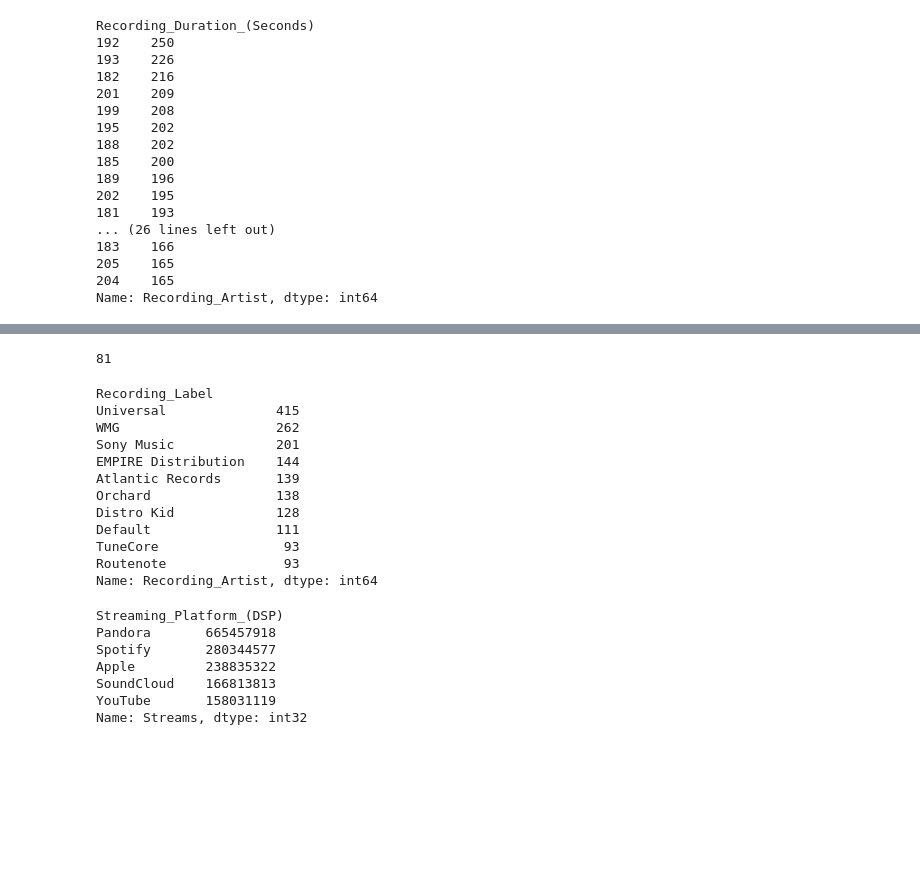
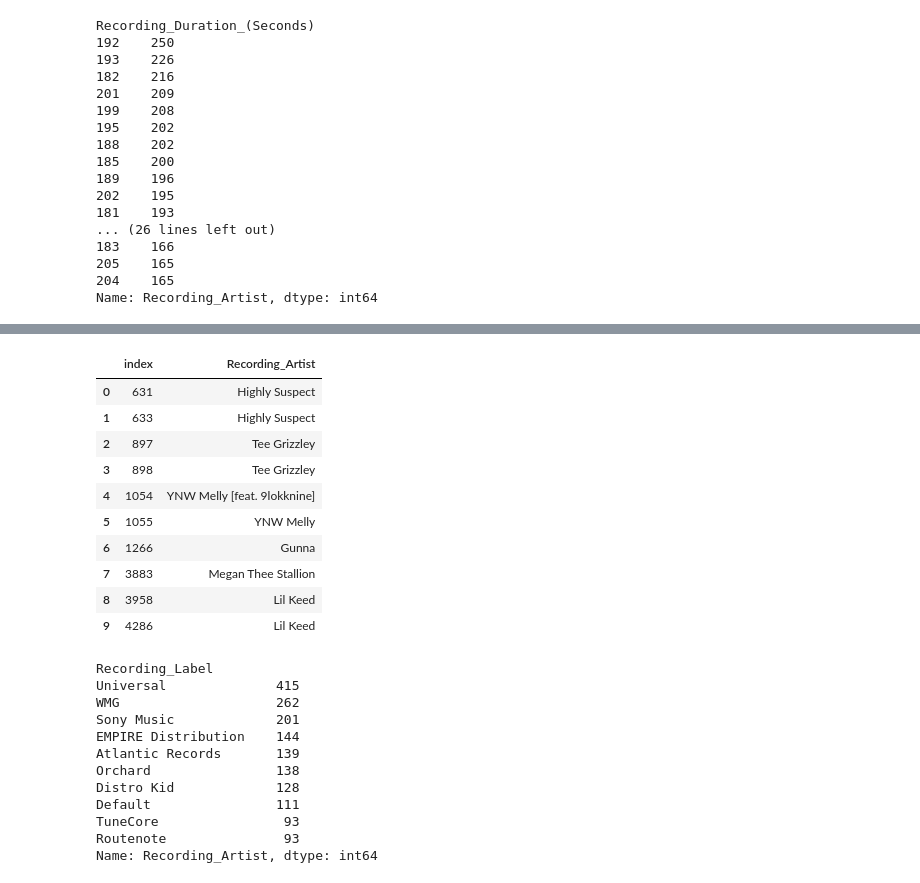
Before and after one commit to LJRollerII/mlc-project-napster, a Jupyter notebook: notebooks/mlc.ipynb, the cells around one changed output, grey strips where cells are left out. Cells and saved outputs as stored; diff of their text form; code cells hidden in the pictures; blank space fills up the shorter version.

```diff
--- a/notebooks/mlc.ipynb
+++ b/notebooks/mlc.ipynb
@@ -274,31 +258,31 @@ no_writer[III_ent_artists].sort_values(by="Streams",ascending=False).head(35)
-# %%
-no_writer['Recording_Artist'][III_ent_artists].nunique()
-# %% [output]
-81
-# %%
-rl_ra_count = no_writer.groupby(['Recording_Label'])['Recording_Artist'].nunique()
-rl_ra_count.sort_values(ascending=False).head(10)
-# %% [output]
-Recording_Label
-Universal              415
-WMG                    262
-Sony Music             201
-EMPIRE Distribution    144
-Atlantic Records       139
-Orchard                138
-Distro Kid             128
-Default                111
-TuneCore                93
-Routenote               93
-Name: Recording_Artist, dtype: int64
-# %%
-spdsp_streams_sum = no_writer.groupby(['Streaming_Platform_(DSP)'])['Streams'].sum()
-spdsp_streams_sum.sort_values(ascending=False).head()
-# %% [output]
-Streaming_Platform_(DSP)
-Pandora       665457918
-Spotify       280344577
-Apple         238835322
-SoundCloud    166813813
-YouTube       158031119
-Name: Streams, dtype: int32
+# %%
+III = no_writer['Recording_Artist'][III_ent_artists].reset_index()
+III.head(10)
+# %% [output]
+|  | index | Recording_Artist |
+| 0 | 631 | Highly Suspect |
+| 1 | 633 | Highly Suspect |
+| 2 | 897 | Tee Grizzley |
+| 3 | 898 | Tee Grizzley |
+| 4 | 1054 | YNW Melly [feat. 9lokknine] |
+| 5 | 1055 | YNW Melly |
+| 6 | 1266 | Gunna |
+| 7 | 3883 | Megan Thee Stallion |
+| 8 | 3958 | Lil Keed |
+| 9 | 4286 | Lil Keed |
+# %%
+rl_ra_count = no_writer.groupby(['Recording_Label'])['Recording_Artist'].nunique()
+rl_ra_count.sort_values(ascending=False).head(10)
+# %% [output]
+Recording_Label
+Universal              415
+WMG                    262
+Sony Music             201
+EMPIRE Distribution    144
+Atlantic Records       139
+Orchard                138
+Distro Kid             128
+Default                111
+TuneCore                93
+Routenote               93
+Name: Recording_Artist, dtype: int64
```
Also changed, not shown: parts of 2 cells of this notebook.
